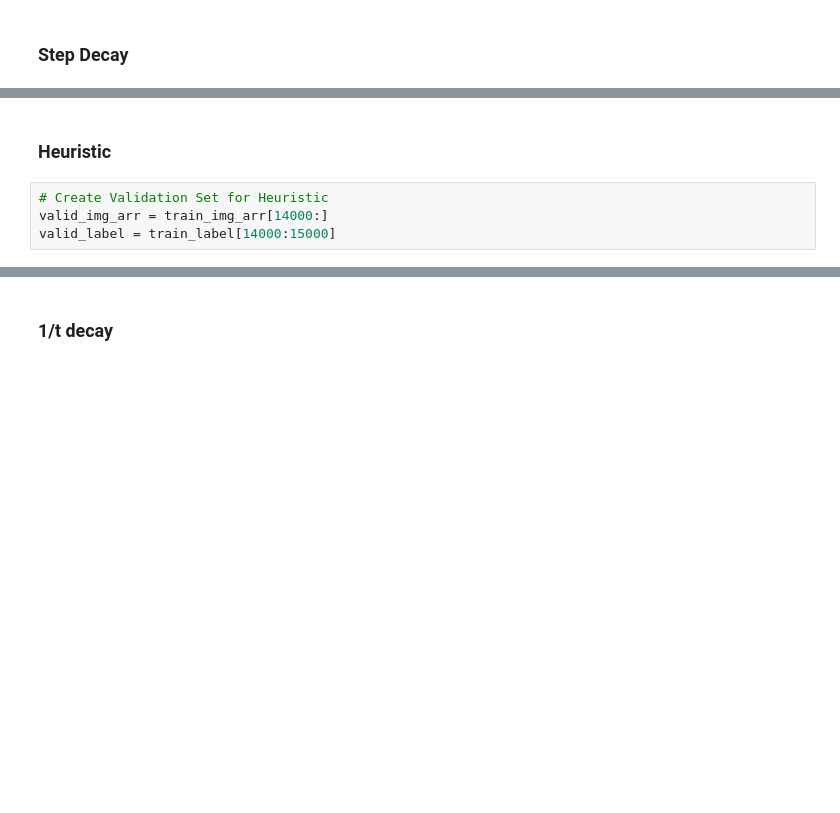
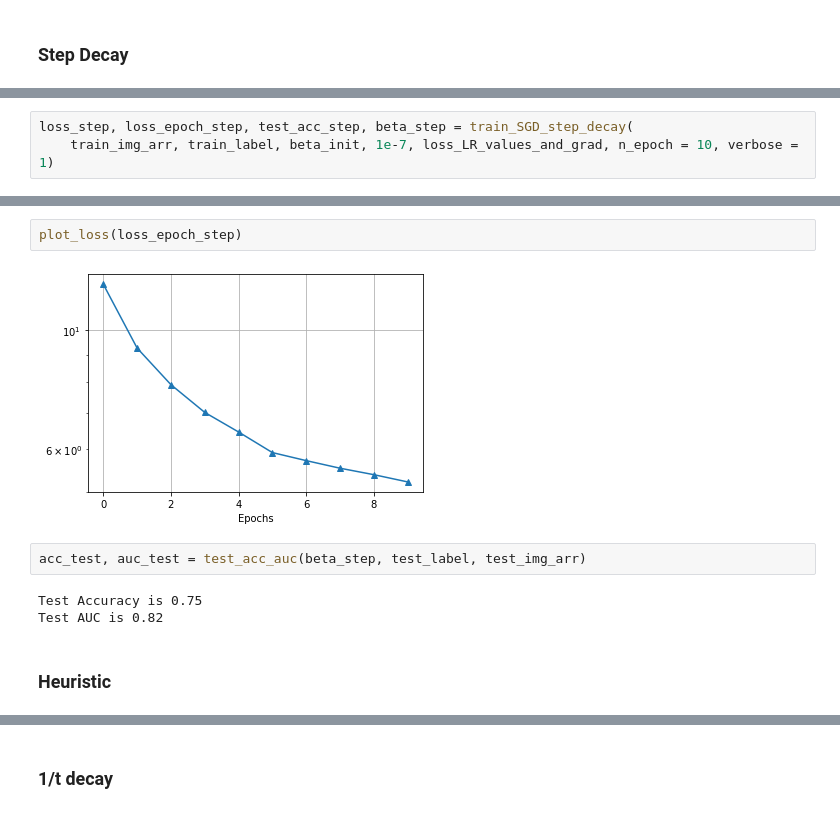
Before and after one commit to simonCodeZzz/DSA4212_Assignment1, a Jupyter notebook: assignment_1_celeba_Model.ipynb, the cells around one changed output, grey strips where cells are left out. Cells and saved outputs as stored; diff of their text form; blank space fills up the shorter version.

```diff
--- a/assignment_1_celeba_Model.ipynb
+++ b/assignment_1_celeba_Model.ipynb
@@ -420,0 +568,3 @@ Test AUC is 0.81
+# %%
+loss_step, loss_epoch_step, test_acc_step, beta_step = train_SGD_step_decay(
+    train_img_arr, train_label, beta_init, 1e-7, loss_LR_values_and_grad, n_epoch = 10, verbose = 1)
@@ -421,6 +582,11 @@ Test AUC is 0.81
+# %%
+plot_loss(loss_epoch_step)
+# %% [output]
+[figure, added]
+# %%
+acc_test, auc_test = test_acc_auc(beta_step, test_label, test_img_arr)
+# %% [output]
+Test Accuracy is 0.75
+Test AUC is 0.82
 # %% [markdown]
 ### Heuristic
-# %%
-# Create Validation Set for Heuristic
-valid_img_arr = train_img_arr[14000:]
-valid_label = train_label[14000:15000]
```
Also changed, not shown: parts of 41 cells of this notebook.
